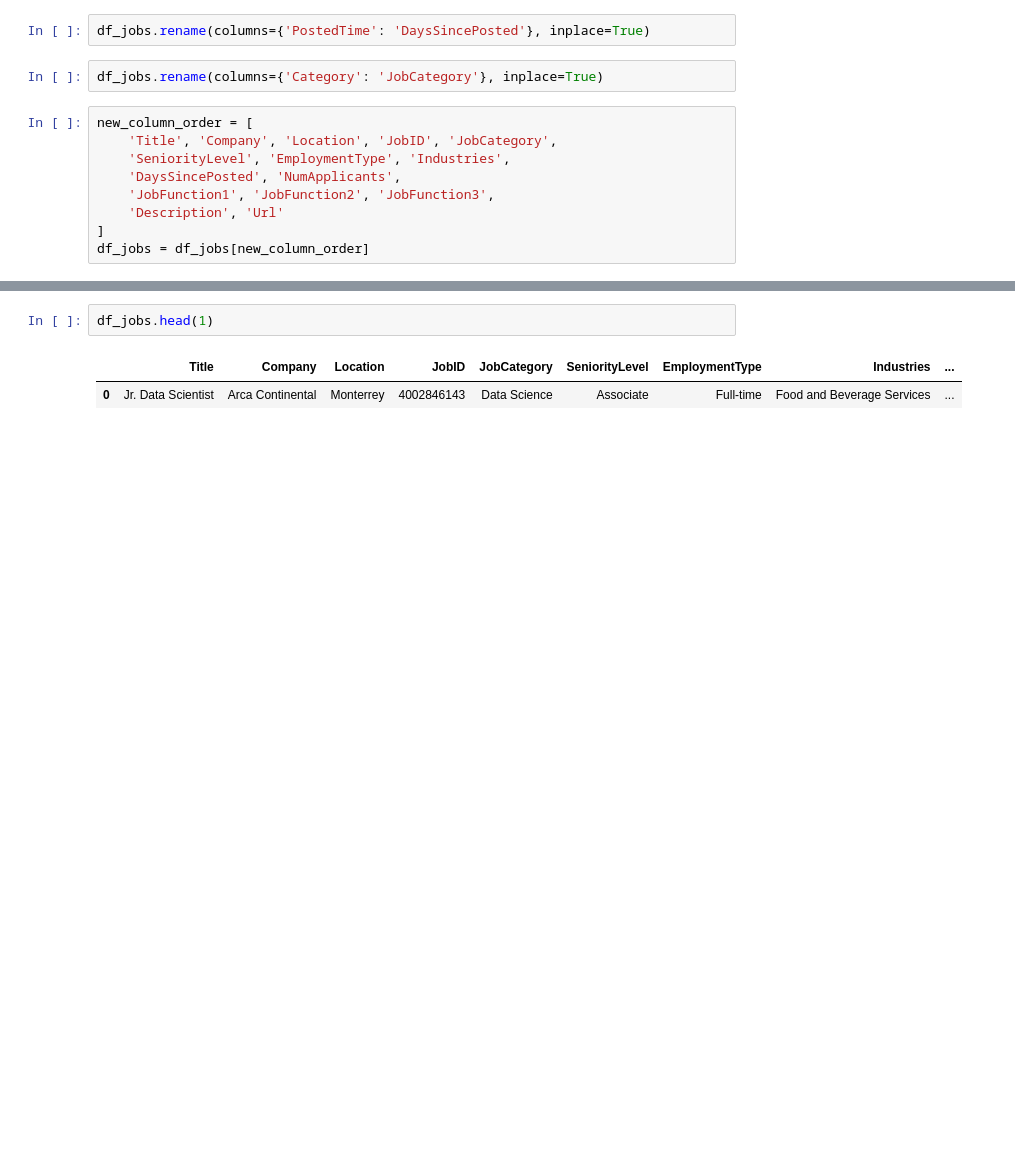
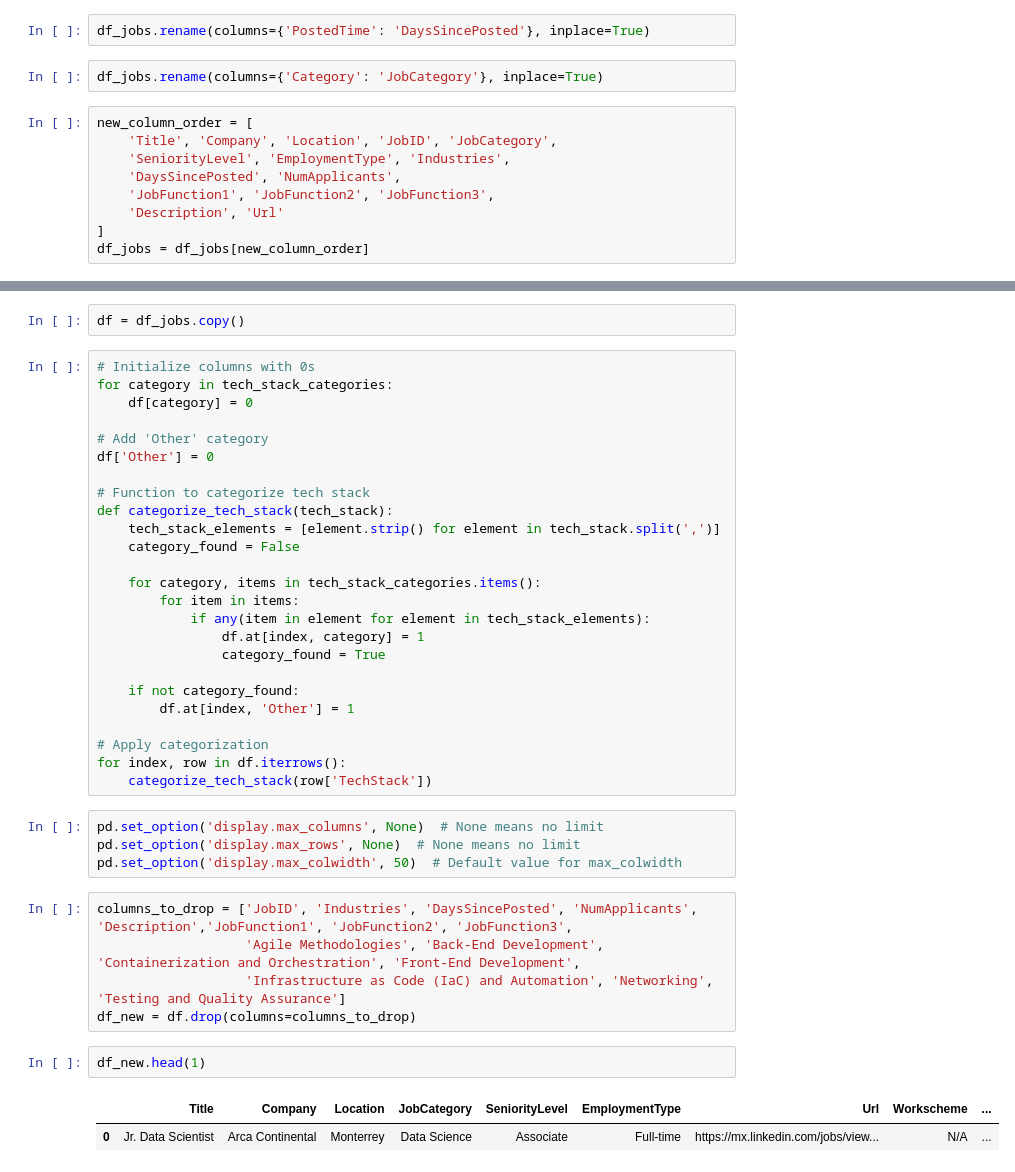
Before and after one commit to ricardogr07/Data-extraction-using-web-scraping, a Jupyter notebook: src/4_webscraping_individual_pages.ipynb, the cells around one changed output, grey strips where cells are left out. Drawn from its saved outputs; the diff is of its cells as text; blank space fills up the shorter version.

```diff
--- a/src/4_webscraping_individual_pages.ipynb
+++ b/src/4_webscraping_individual_pages.ipynb
@@ -261,5 +376,41 @@ df_jobs = df_jobs[new_column_order]
+# %%
+df = df_jobs.copy()
+# %%
+# Initialize columns with 0s
+for category in tech_stack_categories:
+    df[category] = 0
+
+# Add 'Other' category
+df['Other'] = 0
+
+# Function to categorize tech stack
+def categorize_tech_stack(tech_stack):
+    tech_stack_elements = [element.strip() for element in tech_stack.split(',')]
+    category_found = False
+
+    for category, items in tech_stack_categories.items():
+        for item in items:
+            if any(item in element for element in tech_stack_elements):
+                df.at[index, category] = 1
+                category_found = True
+
+    if not category_found:
+        df.at[index, 'Other'] = 1
+
+# Apply categorization
+for index, row in df.iterrows():
+    categorize_tech_stack(row['TechStack'])
+# %%
+pd.set_option('display.max_columns', None)  # None means no limit
+pd.set_option('display.max_rows', None)  # None means no limit
+pd.set_option('display.max_colwidth', 50)  # Default value for max_colwidth
+# %%
+columns_to_drop = ['JobID', 'Industries', 'DaysSincePosted', 'NumApplicants', 'Description','JobFunction1', 'JobFunction2', 'JobFunction3',
+                   'Agile Methodologies', 'Back-End Development', 'Containerization and Orchestration', 'Front-End Development',
+                   'Infrastructure as Code (IaC) and Automation', 'Networking', 'Testing and Quality Assurance']
+df_new = df.drop(columns=columns_to_drop)
 # %%
-df_jobs.head(1)
+df_new.head(1)
 # %% [output]
-|  | Title | Company | Location | JobID | JobCategory | SeniorityLevel | EmploymentType | Industries | ... |
-| 0 | Jr. Data Scientist | Arca Continental | Monterrey | 4002846143 | Data Science | Associate | Full-time | Food and Beverage Services | ... |
+|  | Title | Company | Location | JobCategory | SeniorityLevel | EmploymentType | Url | Workscheme | ... |
+| 0 | Jr. Data Scientist | Arca Continental | Monterrey | Data Science | Associate | Full-time | https://mx.linkedin.com/jobs/view... | N/A | ... |
```
Also changed, not shown: parts of 13 cells of this notebook.
